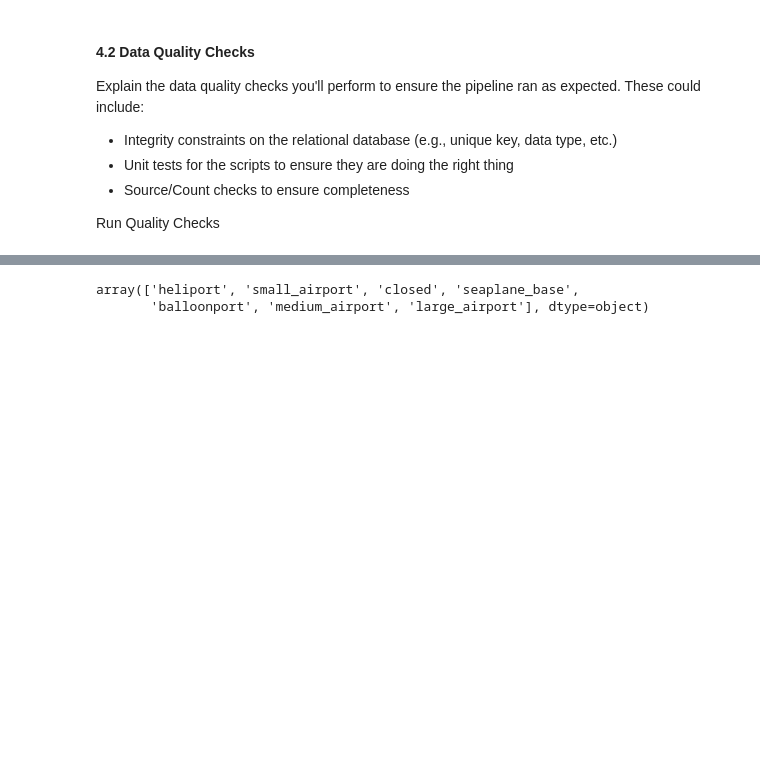
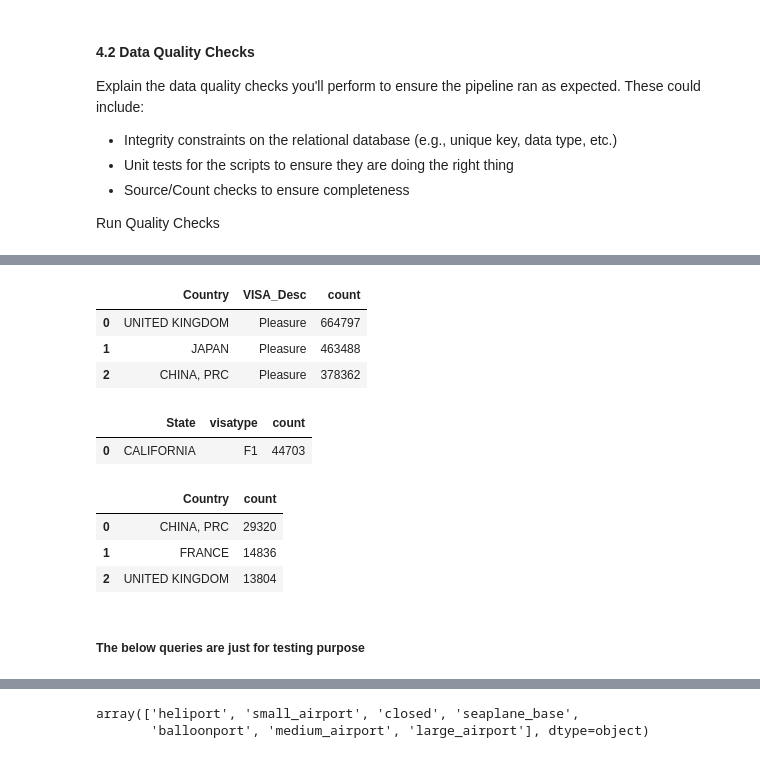
Before and after one commit to sudhakar12161/Project-Capstone-US-I94-Immigration-Insights, a Jupyter notebook: Capstone Project.ipynb, the cells around one changed output, grey strips where cells are left out. Drawn from its saved outputs; the diff is of its cells as text; code cells hidden in the pictures; blank space fills up the shorter version.

```diff
--- a/Capstone Project.ipynb
+++ b/Capstone Project.ipynb
@@ -1021 +1062,31 @@ Wall time: 38.6 s
+# %%
+#provide me the top 3 list of countries and i94 visa categeory who travelled to USA in 2016 (apr,sep)
+df_visa_top3_pd = df_spark_par.groupBy('i94visa','i94cit').count().sort('count',ascending=False).toPandas().head(3)
+df_i94visa_pd.merge(df_visa_top3_pd.merge(df_i94city_pd,left_on='i94cit',right_on='Code')\
+                    ,left_on='VISA_Code',right_on='i94visa').loc[:,['Country','VISA_Desc','count']]
+# %% [output]
+|  | Country | VISA_Desc | count |
+| 0 | UNITED KINGDOM | Pleasure | 664797 |
+| 1 | JAPAN | Pleasure | 463488 |
+| 2 | CHINA, PRC | Pleasure | 378362 |
+# %%
+#Give me the top 1 State name and visa type where international students travelled to.
+df_top1_state_pd = df_spark_par.filter(df_spark_par.i94visa==3).filter( df_spark_par.i94addr.isNotNull()).\
+groupBy('i94addr','visatype').count().sort('count',ascending=False).toPandas().head(1)
+#Joining with i94add DIM and listing the name
+df_top1_state_pd.merge(df_i94addr_pd,left_on='i94addr',right_on='State_Code').loc[:,['State','visatype','count']]
+# %% [output]
+|  | State | visatype | count |
+| 0 | CALIFORNIA | F1 | 44703 |
+# %%
+#top 3 countries from where people came into US by road
+df_mode_top3_pd = df_spark_par.where('i94mode ==3').groupBy('i94res').count().sort('count', ascending = False).toPandas().head(3)
+df_mode_top3_pd.merge(df_i94city_pd,left_on='i94res', right_on='Code').loc[:,['Country','count']]
+# %% [output]
+|  | Country | count |
+| 0 | CHINA, PRC | 29320 |
+| 1 | FRANCE | 14836 |
+| 2 | UNITED KINGDOM | 13804 |
+# %% [markdown]
+##### The below queries are just for testing purpose
 # %%
```
Also changed, not shown: parts of 39 cells of this notebook.
